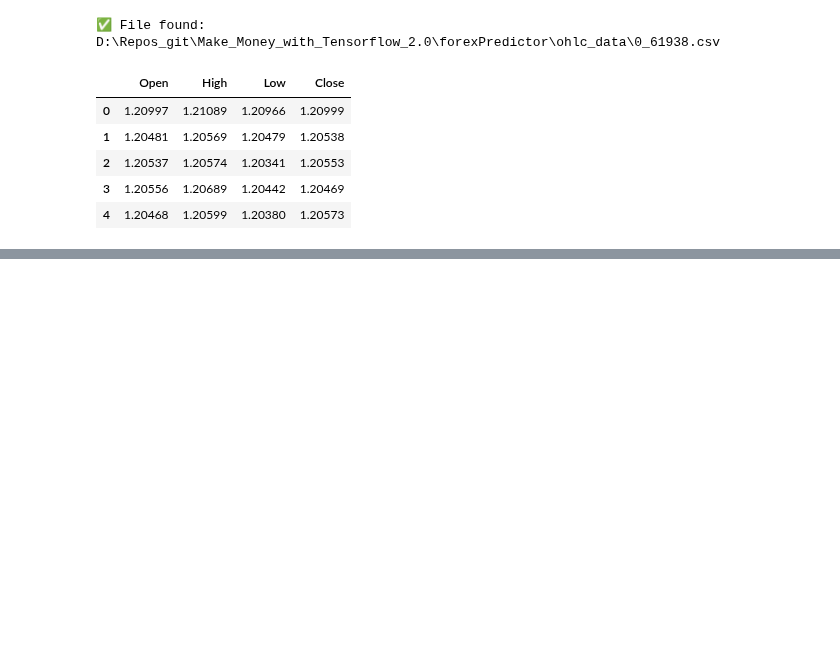
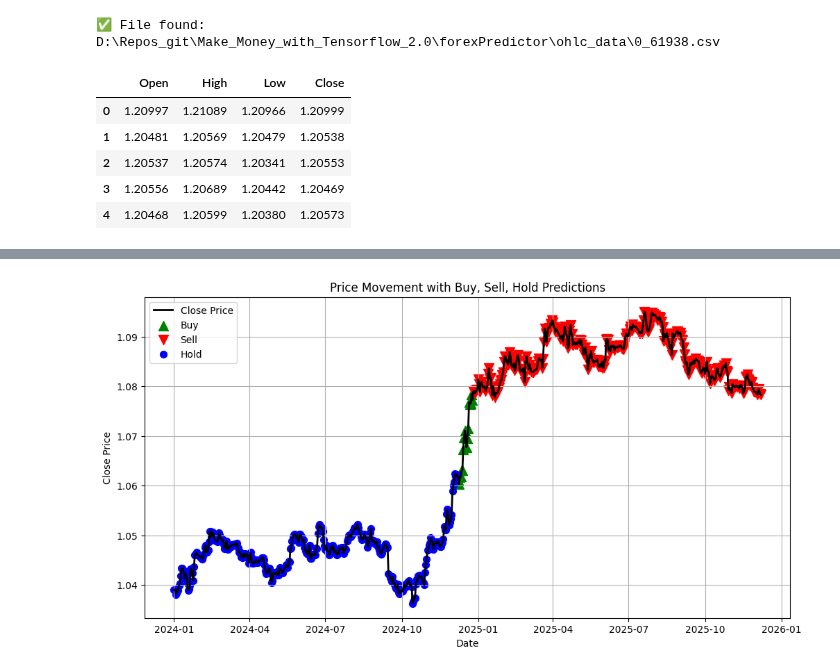
Before and after one commit to Iftekhar-mobin/Make_Money_with_Tensorflow_2.0, a Jupyter notebook: forexPredictor/signal_labeling/Kmean cluster, feature extractor Encoder, LSTM classifier.ipynb, the cells around one changed output, grey strips where cells are left out. Drawn from its saved outputs; the diff is of its cells as text; code cells hidden in the pictures; blank space fills up the shorter version.

```diff
--- a/forexPredictor/signal_labeling/Kmean cluster, feature extractor Encoder, LSTM classifier.ipynb
+++ b/forexPredictor/signal_labeling/Kmean cluster, feature extractor Encoder, LSTM classifier.ipynb
@@ -119,0 +287,37 @@ Epoch 2/20
+# %%
+import numpy as np
+import pandas as pd
+import matplotlib.pyplot as plt
+
+# Load predicted dataset
+df = pd.read_csv("predicted_results.csv")
+
+# Create a synthetic date index (since no date column is present)
+df["Date"] = pd.date_range(start="2024-01-01", periods=len(df), freq="D")  # Adjust as needed
+df.set_index("Date", inplace=True)  # Set Date as index
+
+# Extract Buy, Sell, Hold markers
+buy_signals = df[df["Prediction"] == "Buy"]
+sell_signals = df[df["Prediction"] == "Sell"]
+hold_signals = df[df["Prediction"] == "Hold"]
+
+# Plot Closing Prices
+plt.figure(figsize=(12, 6))
+plt.plot(df.index, df["Close"], label="Close Price", color="black", linewidth=2)
+
+# Add Buy/Sell/Hold markers
+plt.scatter(buy_signals.index, buy_signals["Close"], color="green", label="Buy", marker="^", s=100)
+plt.scatter(sell_signals.index, sell_signals["Close"], color="red", label="Sell", marker="v", s=100)
+plt.scatter(hold_signals.index, hold_signals["Close"], color="blue", label="Hold", marker="o", s=50)
+
+# Labels and legend
+plt.title("Price Movement with Buy, Sell, Hold Predictions")
+plt.xlabel("Date")
+plt.ylabel("Close Price")
+plt.legend()
+plt.grid()
+
+# Show plot
+plt.show()
+# %% [output]
+[figure, added]
```
Also changed, not shown: parts of 11 cells of this notebook.
